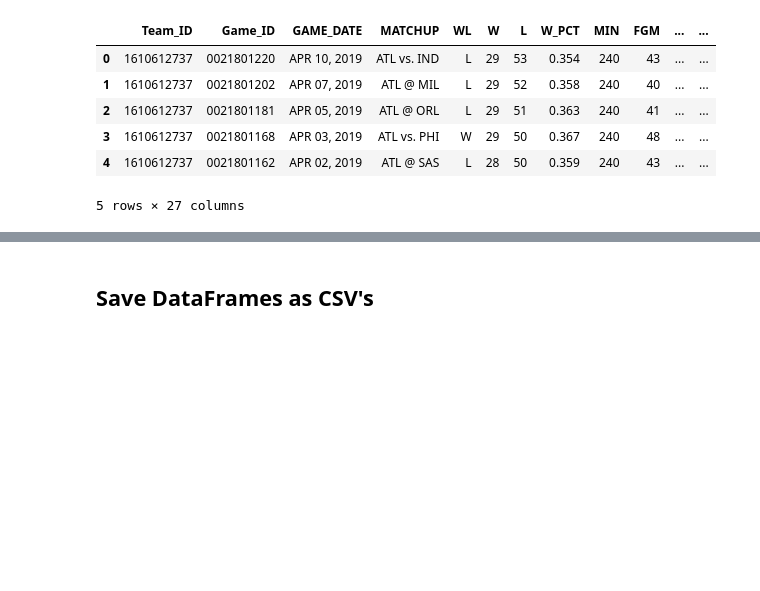
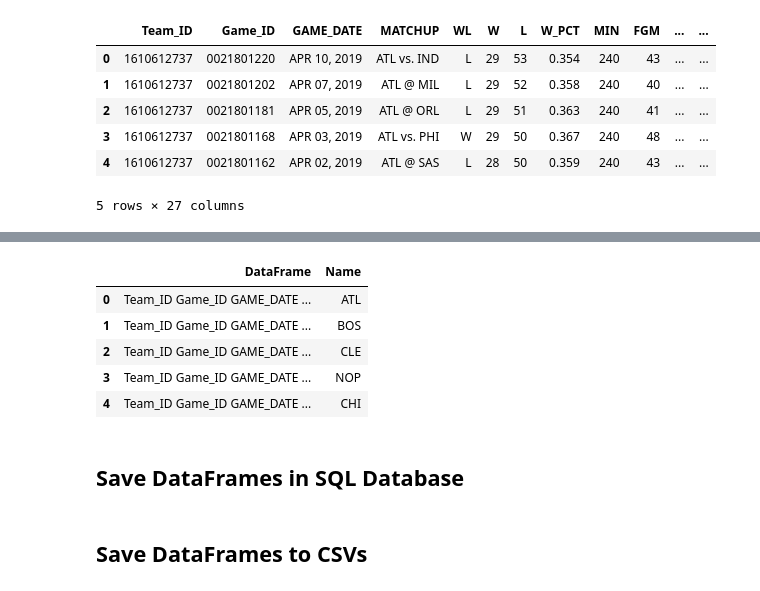
Before and after one commit to harpreet1020/NBA_Score_Prediction, a Jupyter notebook: Notebooks/NBA_API Exploration.ipynb, the cells around one changed output, grey strips where cells are left out. Saved outputs shown, nothing was run; the diff lists cells and outputs as text; code cells hidden in the pictures; blank space fills up the shorter version.

Commit message:
Get data using nba_api and store in MySQL

```diff
--- a/Notebooks/NBA_API Exploration.ipynb
+++ b/Notebooks/NBA_API Exploration.ipynb
@@ -205 +205,25 @@ BOS.head()
 5 rows × 27 columns
+# %%
+# Store DataFrames in data table
+team_list = [ATL, BOS, CLE, NOP, CHI, DAL, \
+             DEN, GSW, HOU, LAC, LAL, MIA, \
+             MIL, MIN, BKN, NYK, ORL, IND, \
+             PHI, PHX, POR, SAC, SAS, OKC, \
+             TOR, UTA, MEM, WAS, DET, CHA]
+abbreviations = ["ATL", "BOS", "CLE", "NOP", "CHI", "DAL", \
+             "DEN", "GSW", "HOU", "LAC", "LAL", "MIA", \
+             "MIL", "MIN", "BKN", "NYK", "ORL", "IND", \
+             "PHI", "PHX", "POR", "SAC", "SAS", "OKC", \
+             "TOR", "UTA", "MEM", "WAS", "DET", "CHA"]
+data = pd.DataFrame({'DataFrame': team_list,
+                        'Name': abbreviations})
+data.head()
+# %% [output]
+|  | DataFrame | Name |
+| 0 | Team_ID Game_ID GAME_DATE ... | ATL |
+| 1 | Team_ID Game_ID GAME_DATE ... | BOS |
+| 2 | Team_ID Game_ID GAME_DATE ... | CLE |
+| 3 | Team_ID Game_ID GAME_DATE ... | NOP |
+| 4 | Team_ID Game_ID GAME_DATE ... | CHI |
+# %% [markdown]
+## Save DataFrames in SQL Database
@@ -206,2 +253,2 @@ BOS.head()
 # %% [markdown]
-## Save DataFrames as CSV's
+## Save DataFrames to CSVs
```
Also changed, not shown: parts of 7 cells of this notebook, 1 other file.
